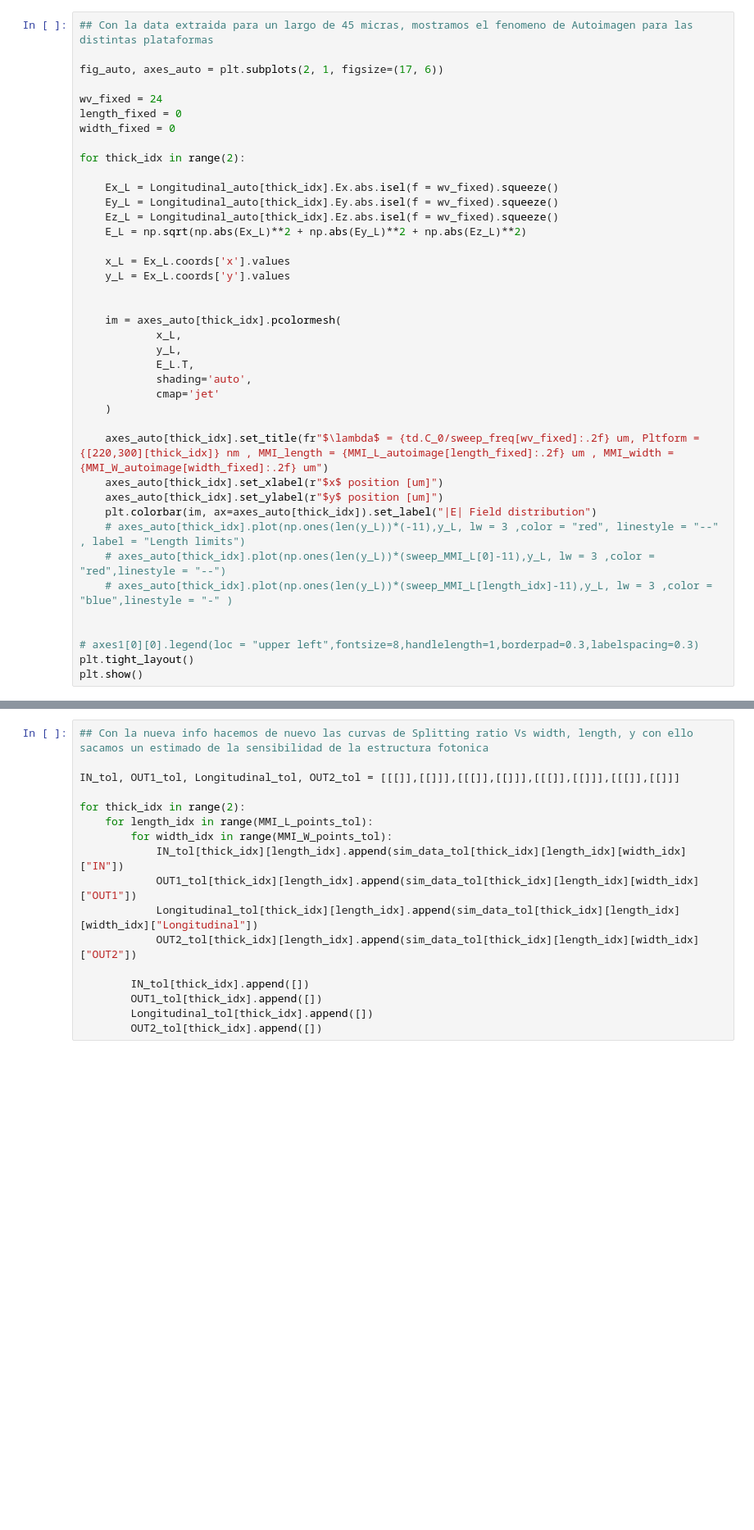
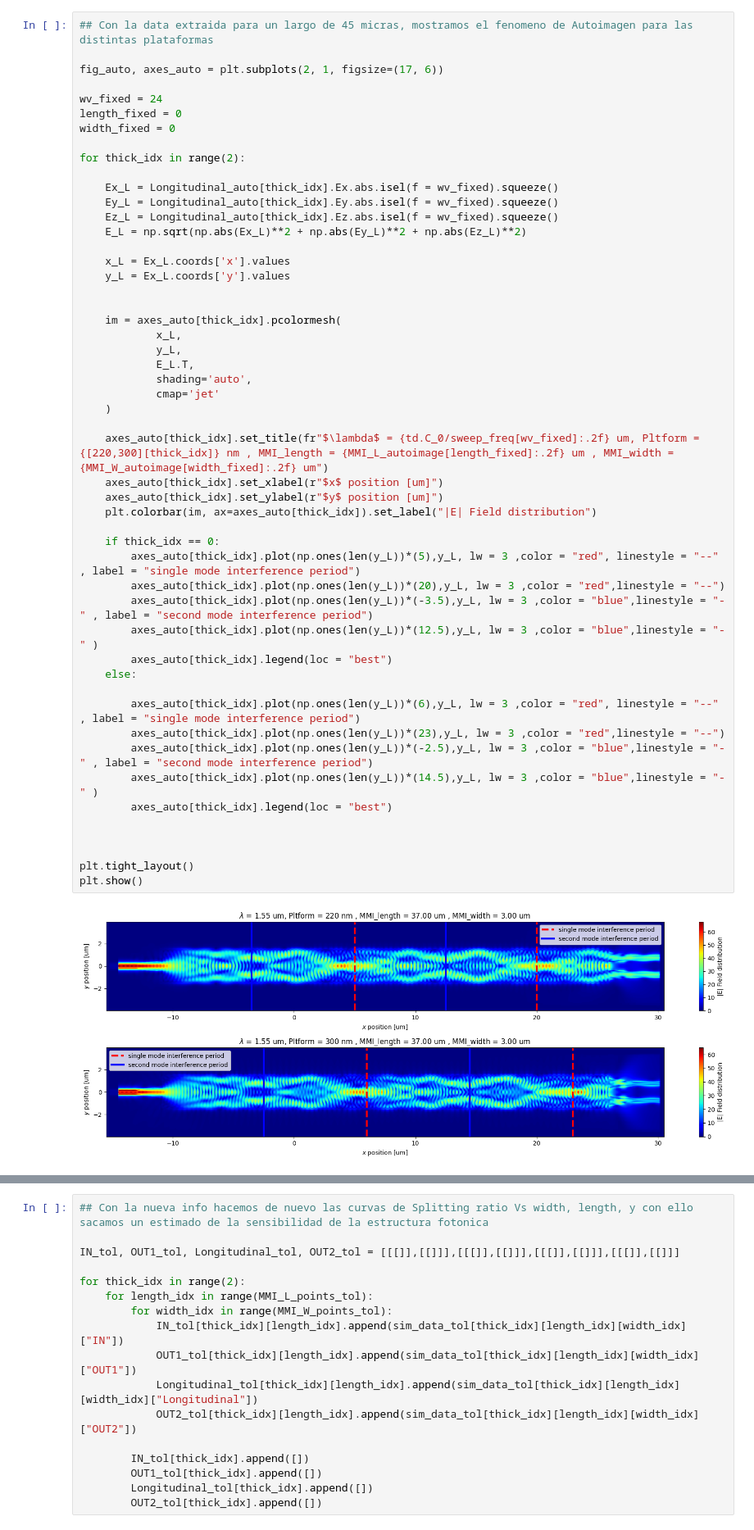
Before and after one commit to Juanes2001/GDS_py_TDY_venv, a Jupyter notebook: notebooks/HOM2_point3.ipynb, the cells around one changed output, grey strips where cells are left out. Shown at 82% size. Saved outputs shown, nothing was run; the diff lists cells and outputs as text; blank space fills up the shorter version.

```diff
--- a/notebooks/HOM2_point3.ipynb
+++ b/notebooks/HOM2_point3.ipynb
@@ -390,37 +420,50 @@ wv_fixed = 24
 length_fixed = 0
 width_fixed = 0
 
 for thick_idx in range(2):
 
     Ex_L = Longitudinal_auto[thick_idx].Ex.abs.isel(f = wv_fixed).squeeze()
     Ey_L = Longitudinal_auto[thick_idx].Ey.abs.isel(f = wv_fixed).squeeze()
     Ez_L = Longitudinal_auto[thick_idx].Ez.abs.isel(f = wv_fixed).squeeze()
     E_L = np.sqrt(np.abs(Ex_L)**2 + np.abs(Ey_L)**2 + np.abs(Ez_L)**2)
 
     x_L = Ex_L.coords['x'].values
     y_L = Ex_L.coords['y'].values
 
 
     im = axes_auto[thick_idx].pcolormesh(
             x_L,
             y_L,
             E_L.T,
             shading='auto',
             cmap='jet'
     )
 
     axes_auto[thick_idx].set_title(fr"$\lambda$ = {td.C_0/sweep_freq[wv_fixed]:.2f} um, Pltform = {[220,300][thick_idx]} nm , MMI_length = {MMI_L_autoimage[length_fixed]:.2f} um , MMI_width = {MMI_W_autoimage[width_fixed]:.2f} um")
     axes_auto[thick_idx].set_xlabel(r"$x$ position [um]")
     axes_auto[thick_idx].set_ylabel(r"$y$ position [um]")
     plt.colorbar(im, ax=axes_auto[thick_idx]).set_label("|E| Field distribution")
-    # axes_auto[thick_idx].plot(np.ones(len(y_L))*(-11),y_L, lw = 3 ,color = "red", linestyle = "--" , label = "Length limits")
-    # axes_auto[thick_idx].plot(np.ones(len(y_L))*(sweep_MMI_L[0]-11),y_L, lw = 3 ,color = "red",linestyle = "--")
-    # axes_auto[thick_idx].plot(np.ones(len(y_L))*(sweep_MMI_L[length_idx]-11),y_L, lw = 3 ,color = "blue",linestyle = "-" )
+
+    if thick_idx == 0:
+        axes_auto[thick_idx].plot(np.ones(len(y_L))*(5),y_L, lw = 3 ,color = "red", linestyle = "--" , label = "single mode interference period")
+        axes_auto[thick_idx].plot(np.ones(len(y_L))*(20),y_L, lw = 3 ,color = "red",linestyle = "--")
+        axes_auto[thick_idx].plot(np.ones(len(y_L))*(-3.5),y_L, lw = 3 ,color = "blue",linestyle = "-" , label = "second mode interference period")
+        axes_auto[thick_idx].plot(np.ones(len(y_L))*(12.5),y_L, lw = 3 ,color = "blue",linestyle = "-" )
+        axes_auto[thick_idx].legend(loc = "best")
+    else:
+
+        axes_auto[thick_idx].plot(np.ones(len(y_L))*(6),y_L, lw = 3 ,color = "red", linestyle = "--" , label = "single mode interference period")
+        axes_auto[thick_idx].plot(np.ones(len(y_L))*(23),y_L, lw = 3 ,color = "red",linestyle = "--")
+        axes_auto[thick_idx].plot(np.ones(len(y_L))*(-2.5),y_L, lw = 3 ,color = "blue",linestyle = "-" , label = "second mode interference period")
+        axes_auto[thick_idx].plot(np.ones(len(y_L))*(14.5),y_L, lw = 3 ,color = "blue",linestyle = "-" )
+        axes_auto[thick_idx].legend(loc = "best")
 
 
-# axes1[0][0].legend(loc = "upper left",fontsize=8,handlelength=1,borderpad=0.3,labelspacing=0.3)
+
 plt.tight_layout()
 plt.show()
+# %% [output]
+[figure, added]
 # %%
 #------- Primer reto ---------
 
```
Also changed, not shown: parts of 12 cells of this notebook, 3 other files.
